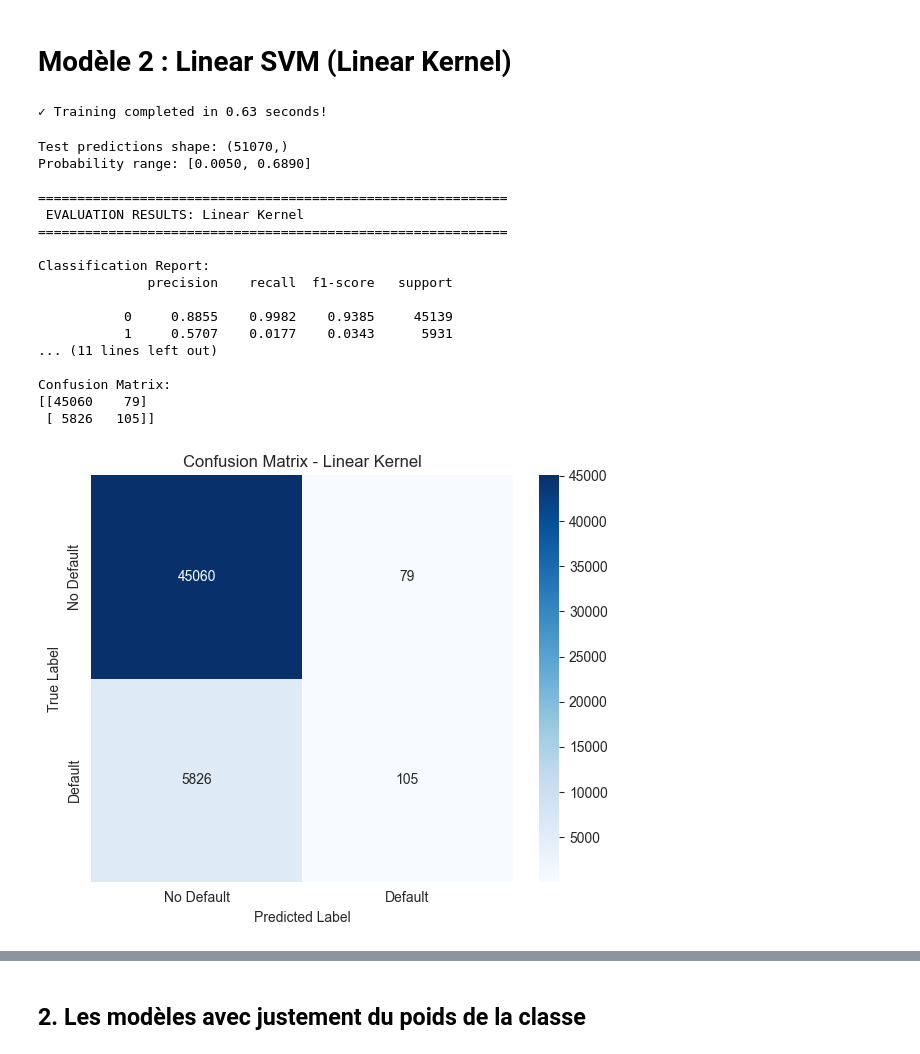
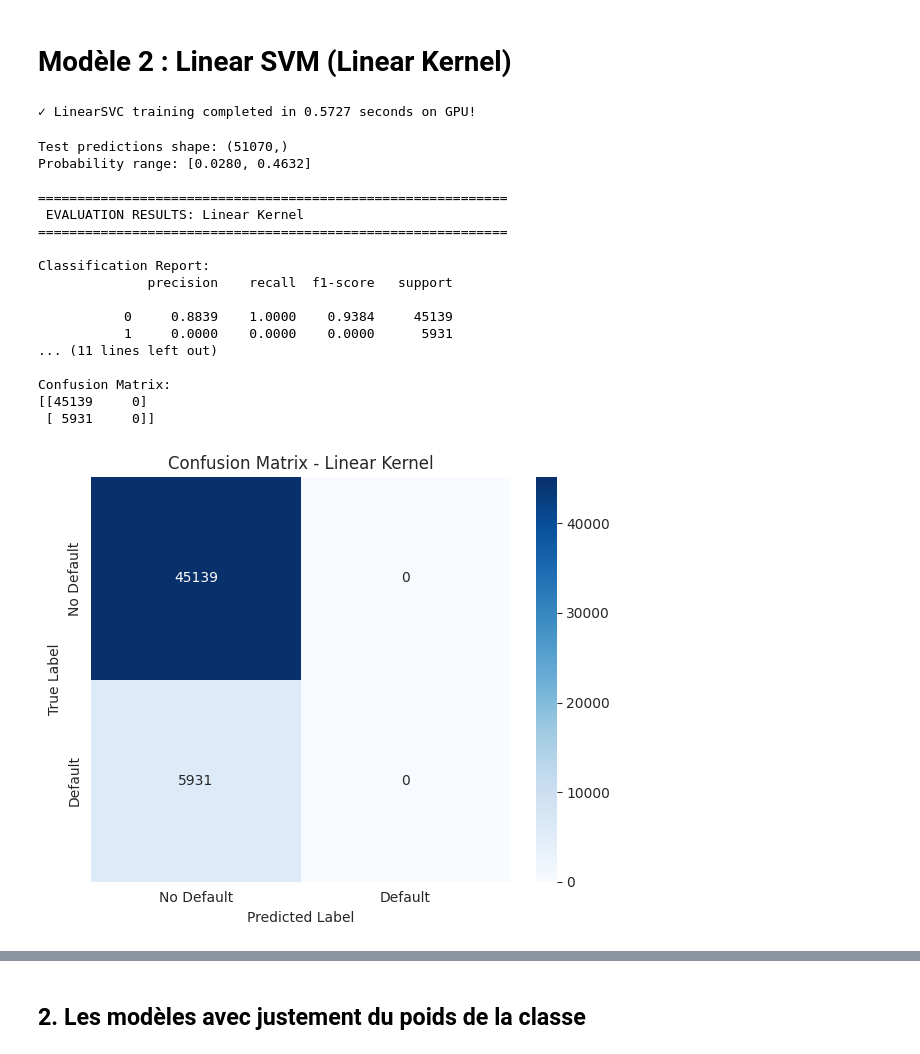
Before and after one commit to abdenour234/Prediction-of-Payment-Default-Using-Ensemble-Methods, a Jupyter notebook: Models_training/SVM_(1).ipynb, the cells around one changed output, grey strips where cells are left out. Saved outputs shown, nothing was run; the diff lists cells and outputs as text; code cells hidden in the pictures.

```diff
--- a/Models_training/SVM_(1).ipynb
+++ b/Models_training/SVM_(1).ipynb
@@ -68,7 +74,7 @@ print("✓ All libraries imported successfully!")
 # Chargement de données
 # %%
 # Load the standardized dataset
-data = pd.read_csv(r"C:\5thyear\Data_Mining\Prediction-of-Payment-Default-Using-Ensemble-Methods\Data\data_standardized.csv", index_col=0)
+data = pd.read_csv('/content/drive/MyDrive/Colab Notebooks/Data_non_standarise.csv', index_col=0)
 
 print("Dataset Shape:", data.shape)
 print("\n" + "="*50)
@@ -126,4 +132,8 @@ X_train, X_test, y_train, y_test = train_test_split(
     random_state=42,
     stratify=y
 )
-X_train.head()
+
+# Convert now GPU
+X_train_gpu = cp.asarray(X_train)
+y_train_gpu = cp.asarray(y_train)
+X_test_gpu = cp.asarray(X_test)
@@ -163,6 +160,11 @@ SVM trained in 3.36 seconds
 # %%
-y_pred = c_svc.predict(X_test)
-y_prob = c_svc.predict_proba(X_test)[:, 1]
+y_pred_gpu = c_svc.predict(X_test_gpu)
+y_pred = cp.asnumpy(y_pred_gpu).astype('int64')
+
+# Manual probability via decision function + sigmoid
+decision = c_svc.decision_function(X_test_gpu)
+decision_np = cp.asnumpy(decision)
+y_prob = 1 / (1 + np.exp(-decision_np))
 
 # Keep test labels as numpy
 y_test_np = y_test.copy()
@@ -242,53 +244,60 @@ Confusion Matrix:
 # %% [markdown]
 # Modèle 2 : Linear SVM (Linear Kernel)
-# %%
-start_time = time.time()
-
-# Use LinearSVC with Calibration for faster training
-from sklearn.svm import LinearSVC
-from sklearn.calibration import CalibratedClassifierCV
-
-base_linear_svm = LinearSVC(C=1.0, random_state=42, max_iter=2000, dual='auto')
-linear_svm = CalibratedClassifierCV(base_linear_svm, method='sigmoid', cv=3)
-
-# Fit the model
-linear_svm.fit(X_train, y_train)
-
-training_time = time.time() - start_time
-print(f"✓ Training completed in {training_time:.2f} seconds!")
-# %% [output]
-✓ Training completed in 0.63 seconds!
+# %%
+from cuml.svm import LinearSVC
+import time
+
+start_time = time.time()
+
+# Use GPU-accelerated LinearSVC
+linear_svm = LinearSVC(
+    C=1.0,
+    max_iter=1000,        # increase if needed
+    tol=1e-3
+)
+
+linear_svm.fit(X_train_gpu, y_train_gpu)
+training_time = time.time() - start_time
+
+print(f"✓ LinearSVC training completed in {training_time:.4f} seconds on GPU!")
+# %% [output]
+✓ LinearSVC training completed in 0.5727 seconds on GPU!
 # %%
-y_pred_2 = linear_svm.predict(X_test)
-y_prob_2 = linear_svm.predict_proba(X_test)[:, 1]
+y_pred_gpu_2 = linear_svm.predict(X_test_gpu)
+y_pred_2 = cp.asnumpy(y_pred_gpu_2).astype('int64')
+
+# Manual probability via decision function + sigmoid
+decision_2 = linear_svm.decision_function(X_test_gpu)
+decision_np_2 = cp.asnumpy(decision_2)
+y_prob_2 = 1 / (1 + np.exp(-decision_np_2))
 
 # Keep test labels as numpy
 y_test_np_2 = y_test.copy()
 
 print(f"Test predictions shape: {y_pred_2.shape}")
 print(f"Probability range: [{y_prob_2.min():.4f}, {y_prob_2.max():.4f}]")
 evaluate_model_final(
     y_true=y_test_np_2,
     y_pred=y_pred_2,
     y_prob=y_prob_2,
     model_name="Linear Kernel"
 )
 # %% [output]
 Test predictions shape: (51070,)
-Probability range: [0.0050, 0.6890]
+Probability range: [0.0280, 0.4632]
 
 ============================================================
  EVALUATION RESULTS: Linear Kernel
 ============================================================
 
 Classification Report:
               precision    recall  f1-score   support
 
-           0     0.8855    0.9982    0.9385     45139
-           1     0.5707    0.0177    0.0343      5931
+           0     0.8839    1.0000    0.9384     45139
+           1     0.0000    0.0000    0.0000      5931
 ... (11 lines left out)
 
 Confusion Matrix:
-[[45060    79]
- [ 5826   105]]
+[[45139     0]
+ [ 5931     0]]
-[figure, old version]
+[figure, new version]
```
Also changed, not shown: parts of 43 cells of this notebook.
